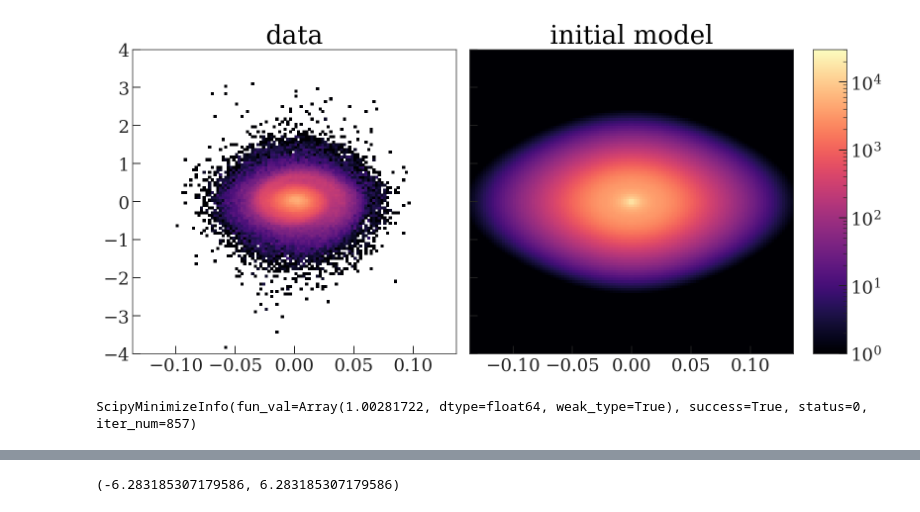
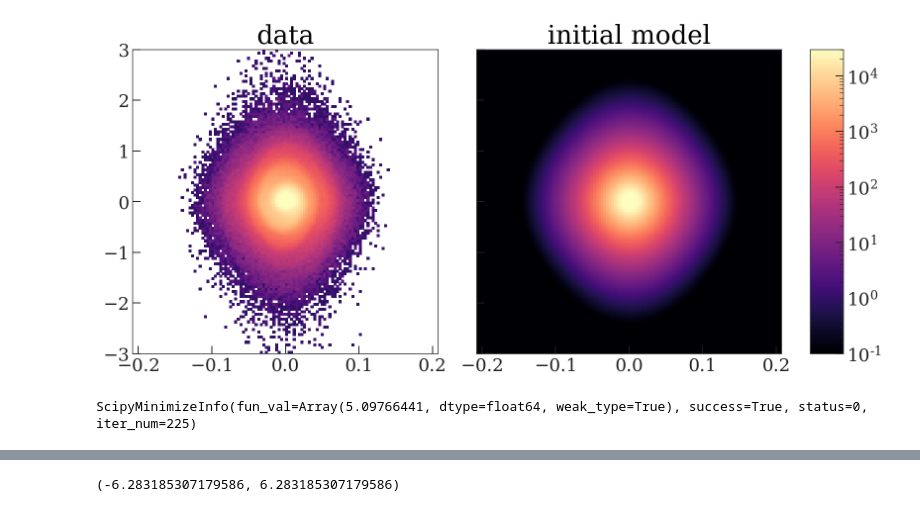
Before and after one commit to adrn/SnailTime, a Jupyter notebook: notebooks/Matched-filter.ipynb, the cells around one changed output, grey strips where cells are left out. Drawn from its saved outputs; the diff is of its cells as text; code cells hidden in the pictures.

```diff
--- a/notebooks/Matched-filter.ipynb
+++ b/notebooks/Matched-filter.ipynb
@@ -25,5 +27,5 @@ from schnecke.jax_helpers import simpson
 # %%
-model = VerticalOrbitModel(
+init_model = VerticalOrbitModel(
     dens_knots=jnp.linspace(0, np.sqrt(1.5), 8)**2,
     e_knots={
         2: jnp.array([0., 1.]),
@@ -41,7 +36,8 @@ im_bins['vz'] = im_bins['z'] * Omegaz0
 # %%
-# test_data = at.QTable.read("test-data/GaiaDR3-zvz-Rg8.0-9.0.fits")
-test_data = at.QTable.read("test-data/GaiaDR3-zvz-Rg9.5-10.5.fits")
-# test_data = at.QTable.read("GaiaDR3-zvz-Rg10.0-11.0.fits")
+test_data = at.QTable.read("test-data/GaiaDR3-zvz-Rg8.0-9.0.fits")
+# test_data = at.QTable.read("test-data/GaiaDR3-zvz-Rg6.5-7.5.fits")
+# test_data = at.QTable.read("test-data/GaiaDR3-zvz-Rg9.5-10.5.fits")
+# test_data = at.QTable.read("test-data/GaiaDR3-zvz-Rg10.0-11.0.fits")
 
 # Simulated data to try here in test_data
 # rng = np.random.default_rng(seed=42)
@@ -51,6 +47,10 @@ test_data = at.QTable.read("test-data/GaiaDR3-zvz-Rg9.5-10.5.fits")
 # test_data['vz'] = rng.normal(
 #     0, 1.5 * MAD(test_data['vz'].value), size=len(test_data)
 # ) * test_data['vz'].unit
-
-data_H = get_data_im(test_data['z'], test_data['vz'], im_bins)
-# data_H = get_data_im(test_data['z'][:len(test_data)//2], test_data['vz'][:len(test_data)//2], im_bins)
+# %%
+model0 = init_model.get_initial_params(
+    test_data['z'].decompose(galactic).value,
+    test_data['vz'].decompose(galactic).value
+)
+model = model0.copy()
+model0.state
@@ -57 +65,5 @@ data_H = get_data_im(test_data['z'], test_data['vz'], im_bins)
+# %%
+im_bins = {'z': np.linspace(-3, 3, 121)}
+im_bins['vz'] = im_bins['z'] * model0.state['Omega']
+data_H = get_data_im(test_data['z'], test_data['vz'], im_bins)
 # %%
@@ -92,23 +91,23 @@ bounds_r = {
     }
 }
 # %%
-vlim = dict(norm=mpl.colors.LogNorm(vmax=3e4), shading='auto') # vmin=0, vmax=30)
+vlim = dict(norm=mpl.colors.LogNorm(vmax=3e4, vmin=1e-1), shading='auto') # vmin=0, vmax=30)
 
 fig, axes = plt.subplots(
     1, 2, figsize=(11, 5), sharex=True, sharey=True,
     constrained_layout=True
 )
 
 cs = axes[0].pcolormesh(data_H['vz'], data_H['z'], data_H['H'], **vlim)
 
 cs = axes[1].pcolormesh(
     data_H['vz'], data_H['z'],
-    np.exp(model.ln_density(params0, z=data_H['z'], vz=data_H['vz']).T),
+    np.exp(model0.ln_density(z=data_H['z'], vz=data_H['vz'])),
     **vlim
 )
 fig.colorbar(cs, ax=axes[:2])
 
 axes[0].set_title('data')
 axes[1].set_title('initial model');
 # %% [output]
-[figure, old version]
+[figure, new version]
@@ -127,13 +114,15 @@ for k, v in de_de.items():
 # %%
 # jax.grad(model.objective)(bounds_r, **data_H)
 # %%
+params0 = model0.state.copy()
+params0['ln_Omega'] = np.log(params0.pop('Omega'))
 res = model.optimize(
     params0, bounds=(bounds_l, bounds_r), **data_H,
     jaxopt_kwargs=dict(options=dict(maxls=1000, disp=False))
 )
 res.state
 # %% [output]
-ScipyMinimizeInfo(fun_val=Array(1.00281722, dtype=float64, weak_type=True), success=True, status=0, iter_num=857)
+ScipyMinimizeInfo(fun_val=Array(5.09766441, dtype=float64, weak_type=True), success=True, status=0, iter_num=225)
 # %%
 res.params
 # %% [output]
```
Also changed, not shown: parts of 24 cells of this notebook, 1 other file.
